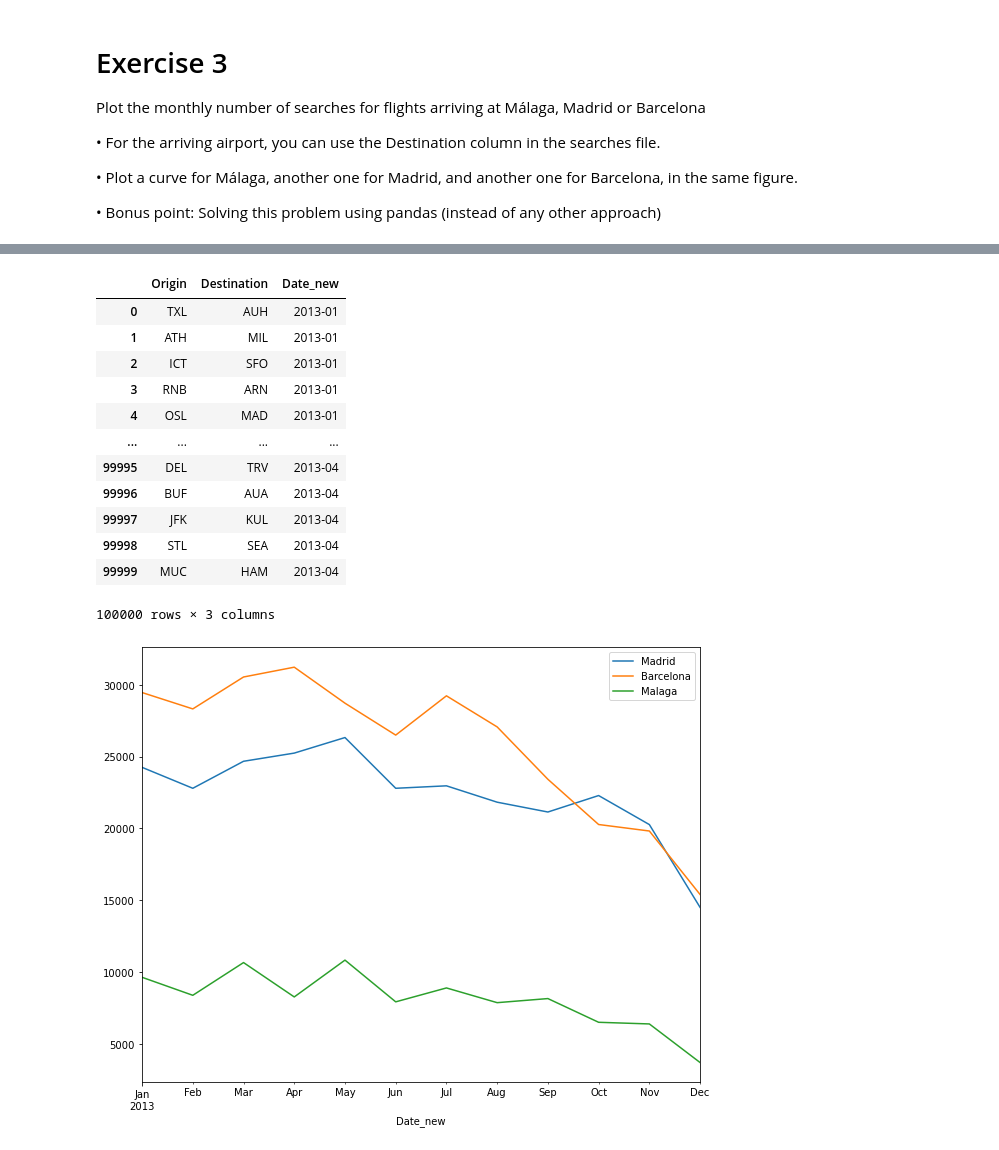
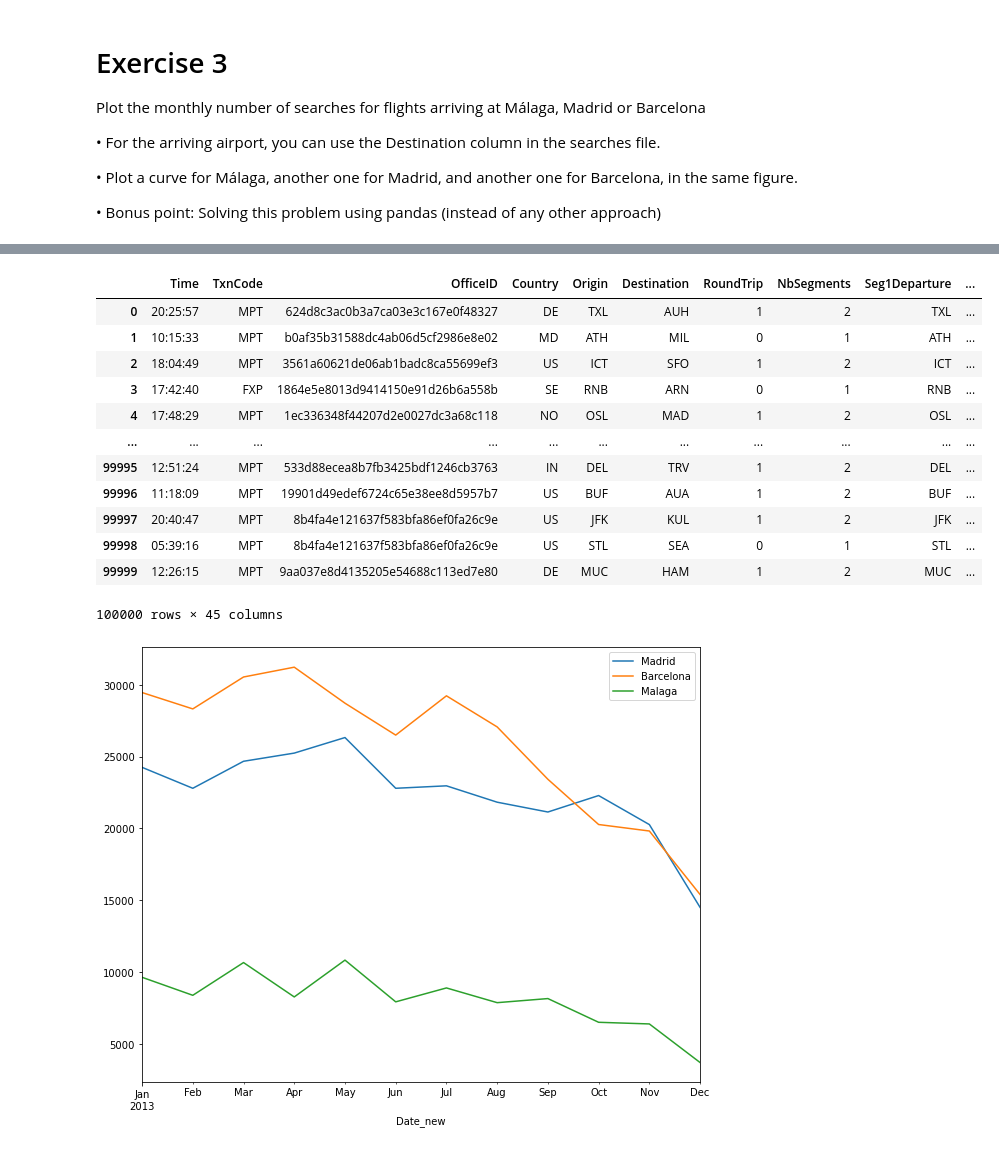
Before and after one commit to jorgegmartin/Master_Data_Science, a Jupyter notebook: 08_DataScienceChallenge/DS_Challenge.ipynb, the cells around one changed output, grey strips where cells are left out. Drawn from its saved outputs; the diff is of its cells as text; code cells hidden in the pictures.

Commit message:
Data Scence Challenge, 3rd Session

```diff
--- a/08_DataScienceChallenge/DS_Challenge.ipynb
+++ b/08_DataScienceChallenge/DS_Challenge.ipynb
@@ -193,16 +209,16 @@ the same figure.
 • Bonus point: Solving this problem using
 pandas (instead of any other approach)
 # %%
-sample_search = pd.read_csv(
+searches_sample = pd.read_csv(
                             searches_path,
                             compression='bz2',
                             sep= '^',
-                            usecols=['Date', 'Destination', 'Origin'],
+                            #usecols=['Date', 'Destination', 'Origin'],
                             header=0,
                             nrows = 100_000
 
                             )
 
-sample_search.to_csv('../../data/challenge/sample.csv', index=False)
-sample_search.columns
+searches_sample.to_csv('../../data/challenge/searches_sample.csv', index=False)
+searches_sample.columns
 # %% [output]
@@ -210,24 +237,24 @@ Index(['Date', 'Origin', 'Destination'], dtype='object')
 # %%
 from datetime import datetime
 
-sample_search['Date_new'] = pd.to_datetime(sample_search['Date']).dt.to_period('M')
-sample_search.drop('Date', axis=1, inplace=True)
+searches_sample['Date_new'] = pd.to_datetime(searches_sample['Date']).dt.to_period('M')
+searches_sample.drop('Date', axis=1, inplace=True)
-# %%
-sample_search
-# %% [output]
-|  | Origin | Destination | Date_new |
-| 0 | TXL | AUH | 2013-01 |
-| 1 | ATH | MIL | 2013-01 |
-| 2 | ICT | SFO | 2013-01 |
-| 3 | RNB | ARN | 2013-01 |
-| 4 | OSL | MAD | 2013-01 |
-| ... | ... | ... | ... |
-| 99995 | DEL | TRV | 2013-04 |
-| 99996 | BUF | AUA | 2013-04 |
-| 99997 | JFK | KUL | 2013-04 |
-| 99998 | STL | SEA | 2013-04 |
-| 99999 | MUC | HAM | 2013-04 |
-100000 rows × 3 columns
+# %%
+searches_sample
+# %% [output]
+|  | Time | TxnCode | OfficeID | Country | Origin | Destination | RoundTrip | NbSegments | Seg1Departure | ... |
+| 0 | 20:25:57 | MPT | 624d8c3ac0b3a7ca03e3c167e0f48327 | DE | TXL | AUH | 1 | 2 | TXL | ... |
+| 1 | 10:15:33 | MPT | b0af35b31588dc4ab06d5cf2986e8e02 | MD | ATH | MIL | 0 | 1 | ATH | ... |
+| 2 | 18:04:49 | MPT | 3561a60621de06ab1badc8ca55699ef3 | US | ICT | SFO | 1 | 2 | ICT | ... |
+| 3 | 17:42:40 | FXP | 1864e5e8013d9414150e91d26b6a558b | SE | RNB | ARN | 0 | 1 | RNB | ... |
+| 4 | 17:48:29 | MPT | 1ec336348f44207d2e0027dc3a68c118 | NO | OSL | MAD | 1 | 2 | OSL | ... |
+| ... | ... | ... | ... | ... | ... | ... | ... | ... | ... | ... |
+| 99995 | 12:51:24 | MPT | 533d88ecea8b7fb3425bdf1246cb3763 | IN | DEL | TRV | 1 | 2 | DEL | ... |
+| 99996 | 11:18:09 | MPT | 19901d49edef6724c65e38ee8d5957b7 | US | BUF | AUA | 1 | 2 | BUF | ... |
+| 99997 | 20:40:47 | MPT | 8b4fa4e121637f583bfa86ef0fa26c9e | US | JFK | KUL | 1 | 2 | JFK | ... |
+| 99998 | 05:39:16 | MPT | 8b4fa4e121637f583bfa86ef0fa26c9e | US | STL | SEA | 0 | 1 | STL | ... |
+| 99999 | 12:26:15 | MPT | 9aa037e8d4135205e54688c113ed7e80 | DE | MUC | HAM | 1 | 2 | MUC | ... |
+100000 rows × 45 columns
 # %%
 df_search = pd.read_csv(
                         searches_path,
```
Also changed, not shown: parts of 32 cells of this notebook.
